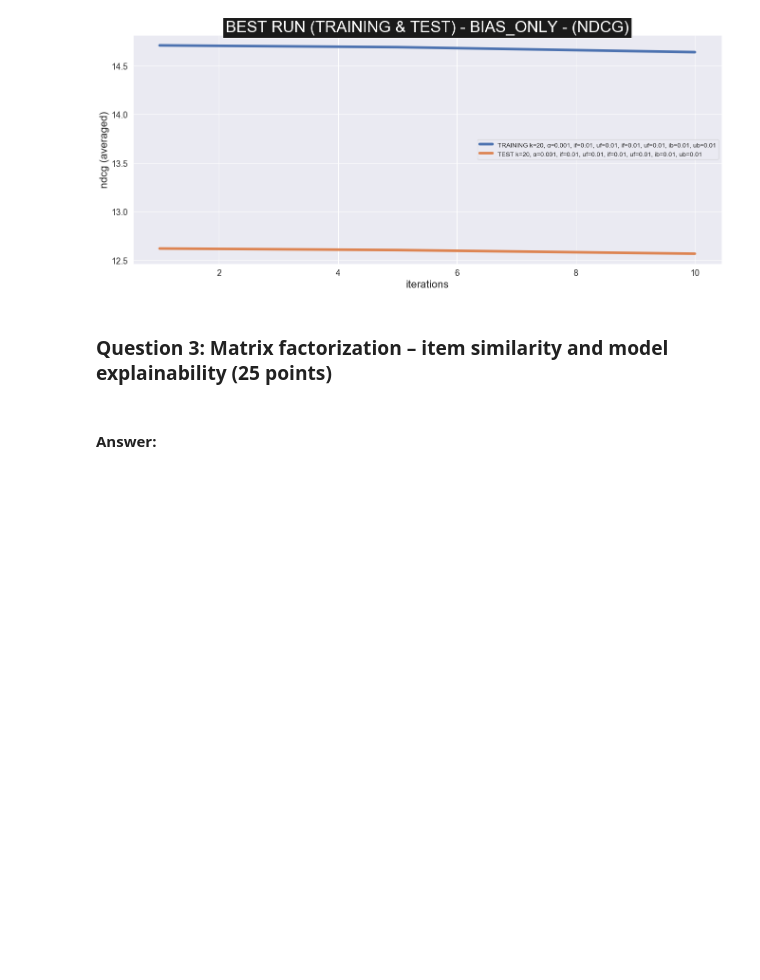
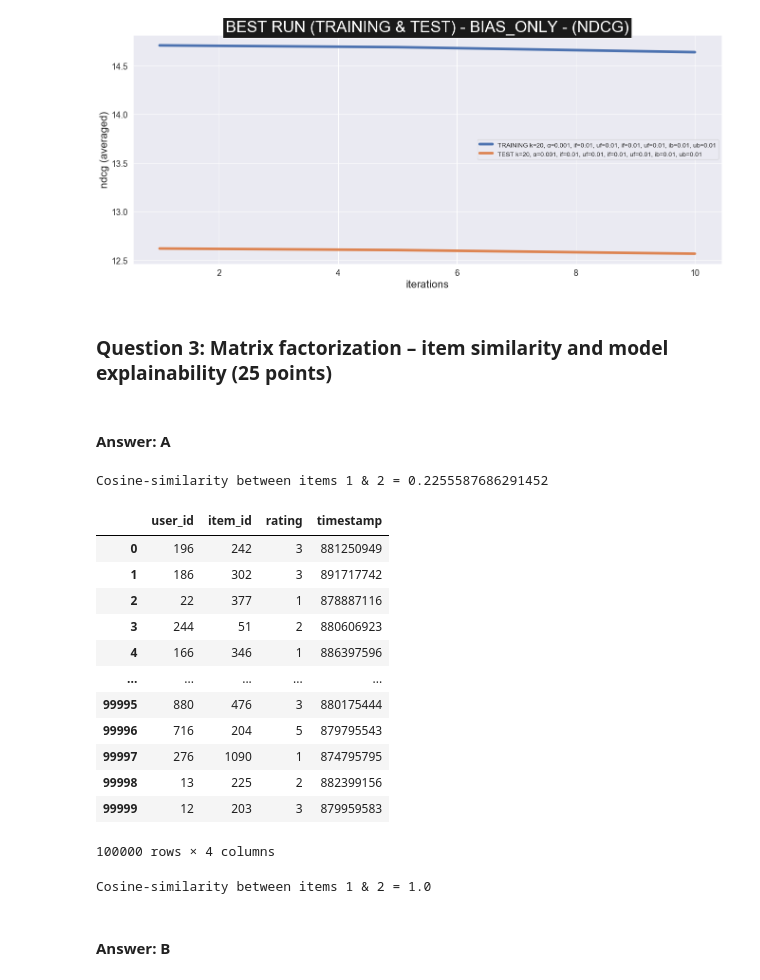
Before and after one commit to Nesher123/Recommendation-Systems, a Jupyter notebook: HW1/204502926_039065313.ipynb, the cells around one changed output. Drawn from its saved outputs; the diff is of its cells as text; code cells hidden in the pictures; blank space fills up the shorter version.

```diff
--- a/HW1/204502926_039065313.ipynb
+++ b/HW1/204502926_039065313.ipynb
@@ -1181,4 +1181,4 @@ plot_learning_curve_list(iter_array, title=f'{TITLE_BEST} ({TITLE_TRAINING} & {T
 # %% [markdown]
 ### Question 3: Matrix factorization – item similarity and model explainability (25 points)
 # %% [markdown]
-#### Answer:
+#### Answer: A
@@ -1184,0 +1187,73 @@ plot_learning_curve_list(iter_array, title=f'{TITLE_BEST} ({TITLE_TRAINING} & {T
+# %%
+# A good method to find similarity between items is the cosine-similarity discussed in class
+# Values range between -1 and 1, where -1 is perfectly dissimilar and 1 is perfectly similar.
+
+# We choose 10 items so we have 5 item-pairs and we calculate the cosine-similarity between the item in each pair
+item_1 = ratings.T[0] # "Toy Story"
+item_2 = ratings.T[421] # "Aladdin and the King of Thieves"
+
+# item_3 = ratings.T[] # ""
+# item_4 = ratings.T[] # ""
+
+# item_5 = ratings.T[] # ""
+# item_6 = ratings.T[] # ""
+
+# item_7 = ratings.T[] # ""
+# item_8 = ratings.T[] # ""
+
+# item_9 = ratings.T[] # ""
+# item_10 = ratings.T[] # ""
+
+def cosine(item_1, item_2):
+    '''
+    (u dot v)/(||u||*||v||)
+    '''
+    dot_product = np.dot(item_1, item_2)
+    return dot_product / (np.linalg.norm(item_1) * np.linalg.norm(item_2))
+
+# We expect these items to return a HIGH similarity because they are SIMILAR in their genres and audience
+# They are specifically identical in their genres vector (given in "u.item" file)
+print(f'Cosine-similarity between items 1 & 2 = {cosine(item_1, item_2)}')
+
+# We expect these items to return a LOW similarity because they are DIFFERENT in their genres and audience
+# print(f'Cosine-similarity between {item_3} & {item_4}: {cosine(item_3, item_4)}')
+# %% [output]
+Cosine-similarity between items 1 & 2 = 0.2255587686291452
+# %%
+ratings
+file_path = 'ml-100k/u.data' # grouplens.org/datasets/movielens/100k
+
+names = ['user_id', 'item_id', 'rating', 'timestamp']
+data = pd.read_csv(file_path, sep='\t', names=names)
+
+data
+# %% [output]
+|  | user_id | item_id | rating | timestamp |
+| 0 | 196 | 242 | 3 | 881250949 |
+| 1 | 186 | 302 | 3 | 891717742 |
+| 2 | 22 | 377 | 1 | 878887116 |
+| 3 | 244 | 51 | 2 | 880606923 |
+| 4 | 166 | 346 | 1 | 886397596 |
+| ... | ... | ... | ... | ... |
+| 99995 | 880 | 476 | 3 | 880175444 |
+| 99996 | 716 | 204 | 5 | 879795543 |
+| 99997 | 276 | 1090 | 1 | 874795795 |
+| 99998 | 13 | 225 | 2 | 882399156 |
+| 99999 | 12 | 203 | 3 | 879959583 |
+100000 rows × 4 columns
+# %%
+a = np.array([
+        [1, -1, 1],
+        [2, -2, 2],
+        [3, -3, 3],
+        [0, 0, 0]
+    ])
+
+item_1 = a.T[0]
+item_2 = a.T[2]
+
+print(f'Cosine-similarity between items 1 & 2 = {cosine(item_1, item_2)}')
+# %% [output]
+Cosine-similarity between items 1 & 2 = 1.0
+# %% [markdown]
+#### Answer: B
```
Also changed, not shown: parts of 2 cells of this notebook.
